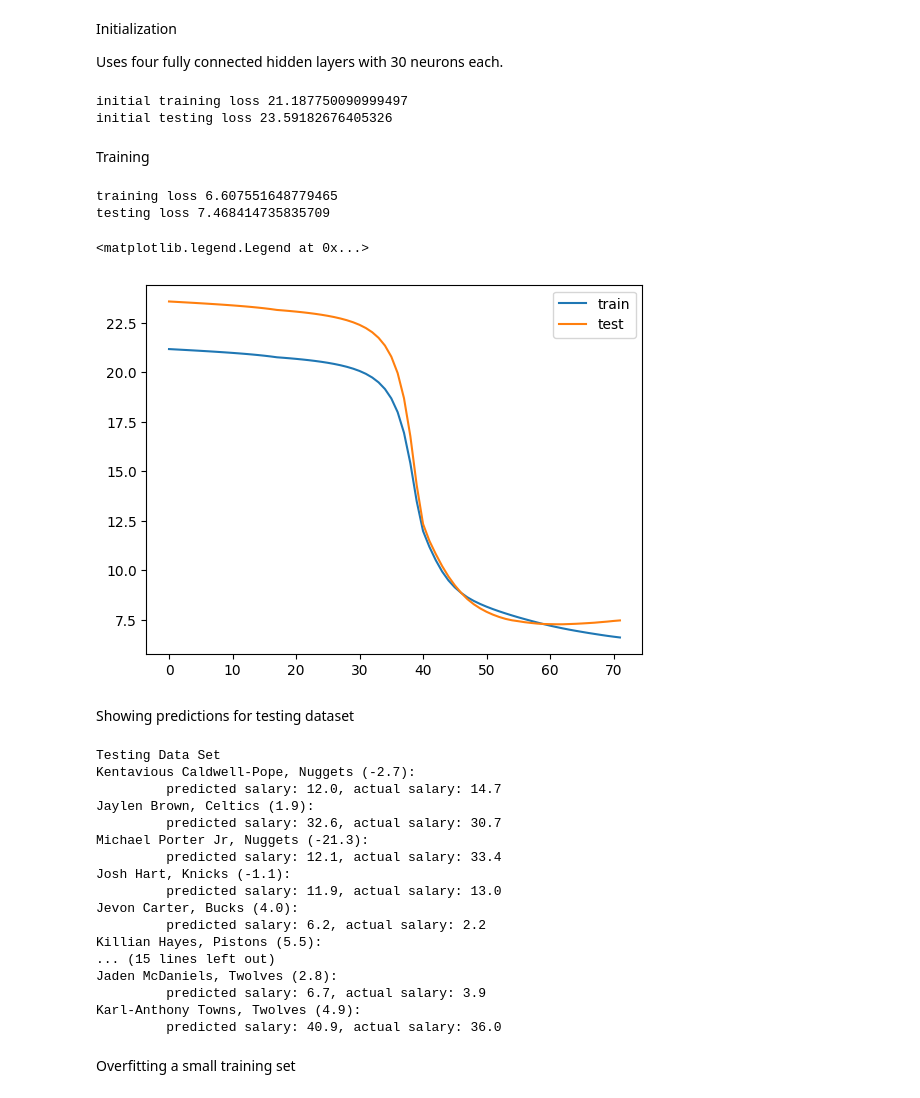
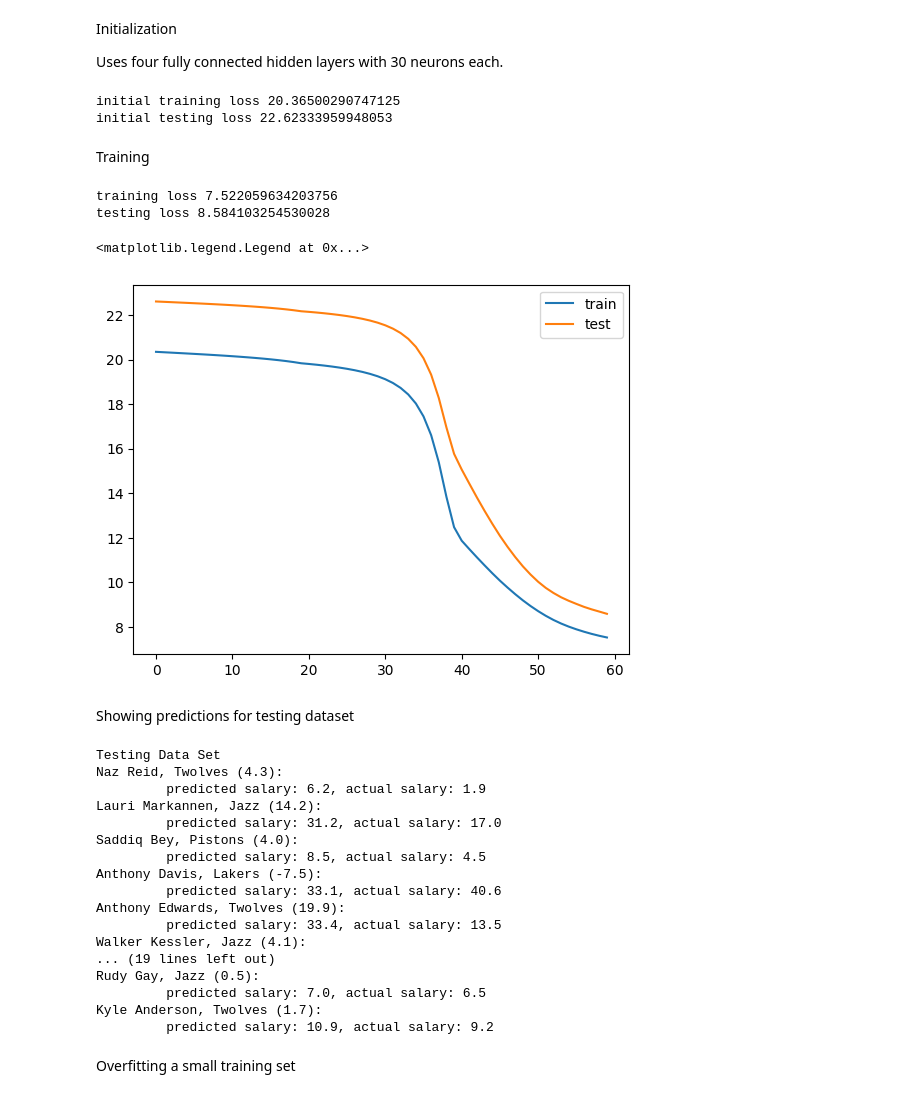
Before and after one commit to ss7886/MLPractice, a Jupyter notebook: examples/nba_salaries.ipynb, the cells around one changed output. Saved outputs shown, nothing was run; the diff lists cells and outputs as text; code cells hidden in the pictures.

```diff
--- a/examples/nba_salaries.ipynb
+++ b/examples/nba_salaries.ipynb
@@ -32,5 +32,5 @@ Reading Data from CSV (See `NBA Player Stats - 3.csv`)
 # %%
-data_file = open("NBA Player Stats - 3.csv")
+data_file = open("NBA Player Stats - 4.csv")
 data_file.readline()
 
 player_data = []
@@ -96,38 +96,38 @@ network = NeuralNetwork(input_dim=len(train_input[0]), hidden_layers=4, layer_si
 print("initial training loss", loss(network, train_input, train_salary))
 print("initial testing loss", loss(network, test_input, test_salary))
 # %% [output]
-initial training loss 21.187750090999497
-initial testing loss 23.59182676405326
+initial training loss 20.36500290747125
+initial testing loss 22.62333959948053
 # %% [markdown]
 Training
 # %%
 rates = (np.array([0.005, 0.004, 0.003, 0.002, 0.001]), np.array([0.001, 0.0008, 0.0006, 0.0004, 0.0002]))
 
-rounds = 72
+rounds = 60
 train_loss = []
 test_loss = []
 
-for i in range(int(rounds / 4)):
+for i in range(int(rounds / 3)):
     network.train(train_input, train_salary, 2 * rates[0], 2 * rates[1])
     train_loss.append(loss(network, train_input, train_salary))
     test_loss.append(loss(network, test_input, test_salary))
 
-for i in range(3 * int(rounds / 4)):
+for i in range(2 * int(rounds / 3)):
     network.train(train_input, train_salary, rates[0], rates[1])
     train_loss.append(loss(network, train_input, train_salary))
     test_loss.append(loss(network, test_input, test_salary))
 
 print("training loss", train_loss[-1])
 print("testing loss", test_loss[-1])
 
 plt.plot(range(rounds), train_loss, label="train")
 plt.plot(range(rounds), test_loss, label="test")
 plt.legend()
 # %% [output]
-training loss 6.607551648779465
-testing loss 7.468414735835709
+training loss 7.522059634203756
+testing loss 8.584103254530028
 <matplotlib.legend.Legend at 0x...>
-[figure, old version]
+[figure, new version]
 # %% [markdown]
 Showing predictions for testing dataset
 # %%
@@ -138,22 +138,22 @@ for i in range(len(predictions)):
     print(f"\t predicted salary: {round(predictions[i][0], 1)}, actual salary: {test_salary[i]}")
 # %% [output]
 Testing Data Set
-Kentavious Caldwell-Pope, Nuggets (-2.7):
-         predicted salary: 12.0, actual salary: 14.7
-Jaylen Brown, Celtics (1.9):
-         predicted salary: 32.6, actual salary: 30.7
-Michael Porter Jr, Nuggets (-21.3):
-         predicted salary: 12.1, actual salary: 33.4
-Josh Hart, Knicks (-1.1):
-         predicted salary: 11.9, actual salary: 13.0
-Jevon Carter, Bucks (4.0):
-         predicted salary: 6.2, actual salary: 2.2
-Killian Hayes, Pistons (5.5):
-... (15 lines left out)
-Jaden McDaniels, Twolves (2.8):
-         predicted salary: 6.7, actual salary: 3.9
-Karl-Anthony Towns, Twolves (4.9):
-         predicted salary: 40.9, actual salary: 36.0
+Naz Reid, Twolves (4.3):
+         predicted salary: 6.2, actual salary: 1.9
+Lauri Markannen, Jazz (14.2):
+         predicted salary: 31.2, actual salary: 17.0
+Saddiq Bey, Pistons (4.0):
+         predicted salary: 8.5, actual salary: 4.5
+Anthony Davis, Lakers (-7.5):
+         predicted salary: 33.1, actual salary: 40.6
+Anthony Edwards, Twolves (19.9):
+         predicted salary: 33.4, actual salary: 13.5
+Walker Kessler, Jazz (4.1):
+... (19 lines left out)
+Rudy Gay, Jazz (0.5):
+         predicted salary: 7.0, actual salary: 6.5
+Kyle Anderson, Twolves (1.7):
+         predicted salary: 10.9, actual salary: 9.2
 # %% [markdown]
 Overfitting a small training set
 # %%
```
Also changed, not shown: parts of 3 cells of this notebook, 1 other file.
